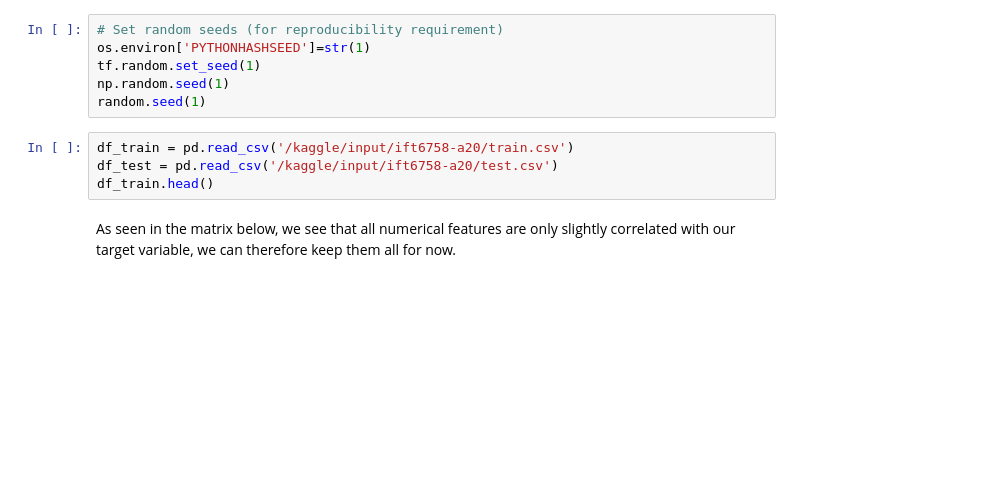
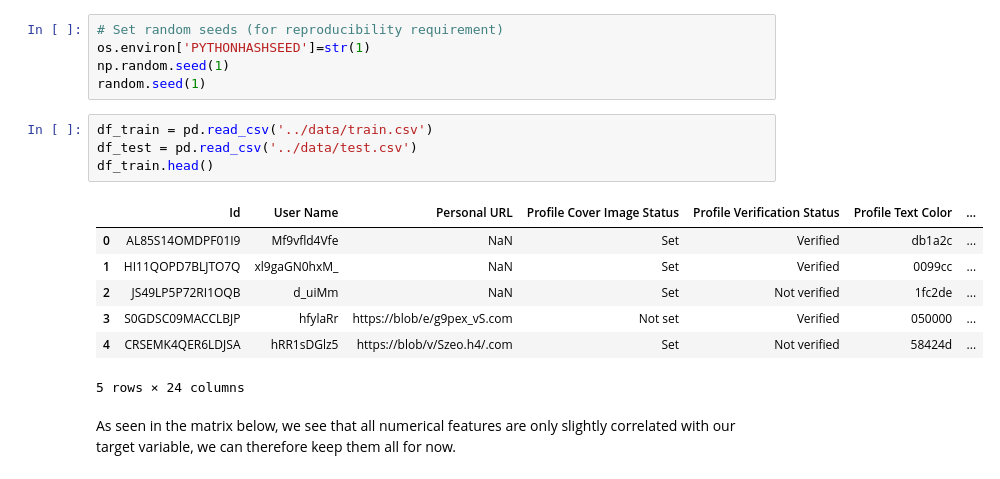
Before and after one commit to mokleit/social-media-prediction, a Jupyter notebook: data-analysis/data-exploration.ipynb, the cells around one changed output. Drawn from its saved outputs; the diff is of its cells as text; blank space fills up the shorter version.

```diff
--- a/data-analysis/data-exploration.ipynb
+++ b/data-analysis/data-exploration.ipynb
@@ -17,13 +11,20 @@ ModuleNotFoundError: No module named 'tensorflow'
 # %%
 # Set random seeds (for reproducibility requirement)
 os.environ['PYTHONHASHSEED']=str(1)
-tf.random.set_seed(1)
 np.random.seed(1)
 random.seed(1)
 # %%
-df_train = pd.read_csv('/kaggle/input/ift6758-a20/train.csv')
-df_test = pd.read_csv('/kaggle/input/ift6758-a20/test.csv')
+df_train = pd.read_csv('../data/train.csv')
+df_test = pd.read_csv('../data/test.csv')
 df_train.head()
+# %% [output]
+|  | Id | User Name | Personal URL | Profile Cover Image Status | Profile Verification Status | Profile Text Color | ... |
+| 0 | AL85S14OMDPF01I9 | Mf9vfld4Vfe | NaN | Set | Verified | db1a2c | ... |
+| 1 | HI11QOPD7BLJTO7Q | xl9gaGN0hxM_ | NaN | Set | Verified | 0099cc | ... |
+| 2 | JS49LP5P72RI1OQB | d_uiMm | NaN | Set | Not verified | 1fc2de | ... |
+| 3 | S0GDSC09MACCLBJP | hfylaRr | https://blob/e/g9pex_vS.com | Not set | Verified | 050000 | ... |
+| 4 | CRSEMK4QER6LDJSA | hRR1sDGlz5 | https://blob/v/Szeo.h4/.com | Set | Not verified | 58424d | ... |
+5 rows × 24 columns
 # %% [markdown]
 As seen in the matrix below, we see that all numerical features are only slightly correlated with our target variable, we can therefore keep them all for now.
 # %%
```
Also changed, not shown: parts of 56 cells of this notebook, 27 other files.
